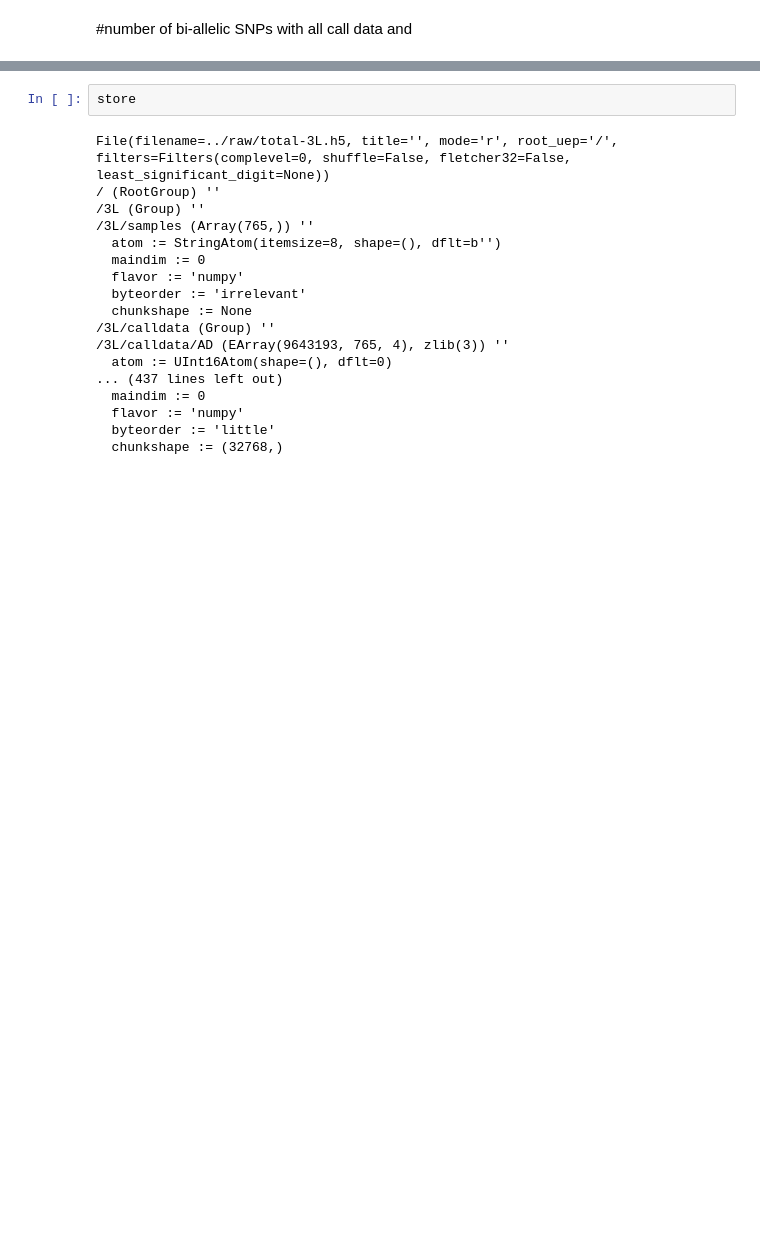
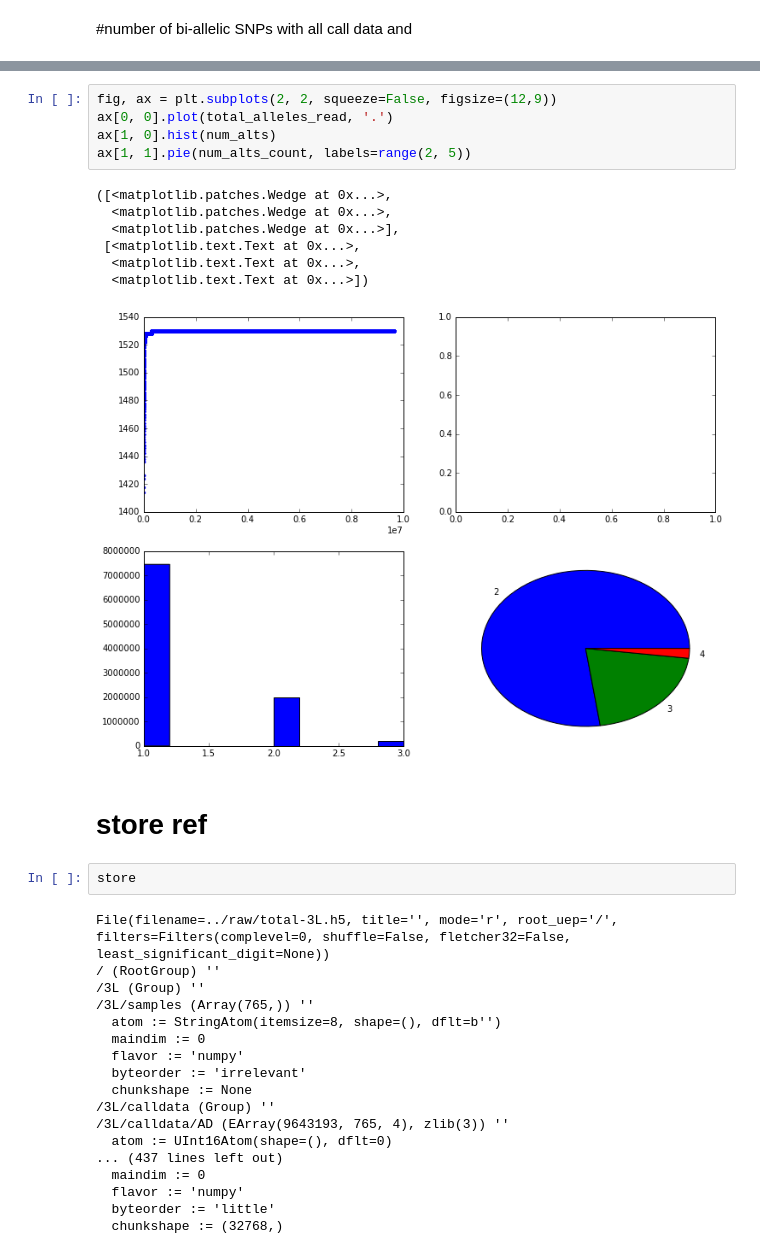
Before and after one commit to tiagoantao/data-science-teaching, a Jupyter notebook: notebooks/001_Exploration.ipynb, the cells around one changed output, grey strips where cells are left out. Saved outputs shown, nothing was run; the diff lists cells and outputs as text; blank space fills up the shorter version.

```diff
--- a/notebooks/001_Exploration.ipynb
+++ b/notebooks/001_Exploration.ipynb
@@ -98,3 +126,18 @@ len(list(accessibility_array))
+# %%
+fig, ax = plt.subplots(2, 2, squeeze=False, figsize=(12,9))
+ax[0, 0].plot(total_alleles_read, '.')
+ax[1, 0].hist(num_alts)
+ax[1, 1].pie(num_alts_count, labels=range(2, 5))
+# %% [output]
+([<matplotlib.patches.Wedge at 0x...>,
+  <matplotlib.patches.Wedge at 0x...>,
+  <matplotlib.patches.Wedge at 0x...>],
+ [<matplotlib.text.Text at 0x...>,
+  <matplotlib.text.Text at 0x...>,
+  <matplotlib.text.Text at 0x...>])
+[figure, added]
+# %% [markdown]
+# store ref
 # %%
 store
 # %% [output]
```
Also changed, not shown: parts of 10 cells of this notebook, 1 other file.
